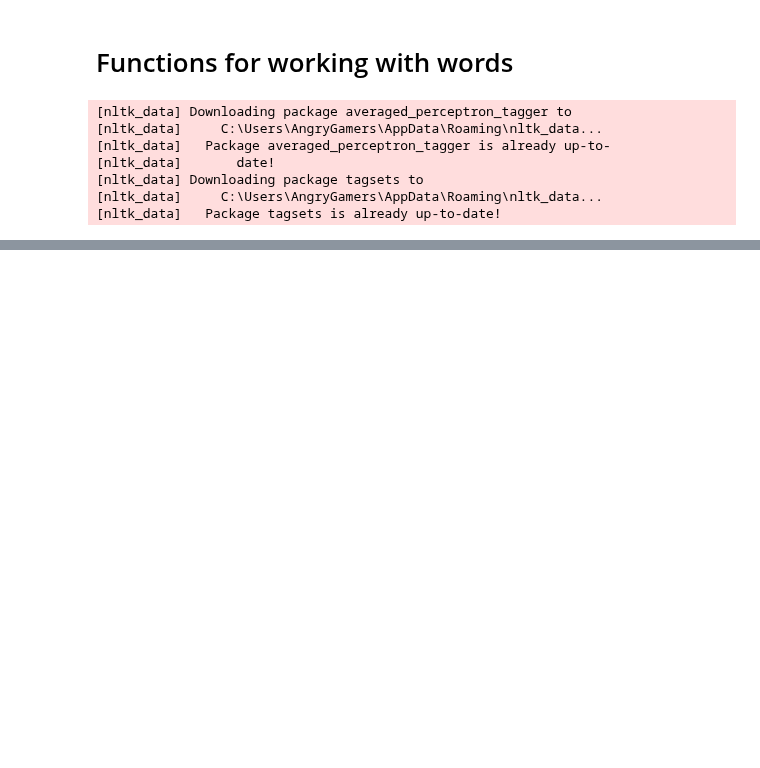
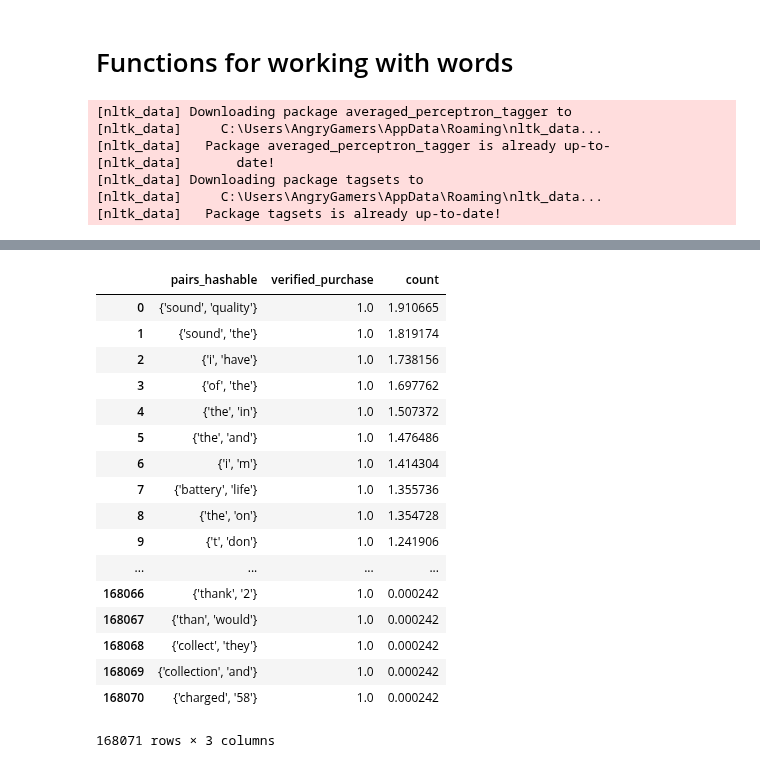
Before and after one commit to datascientistlin/AmazonReviewAnalysis, a Jupyter notebook: Amazon_review_word_exploration.ipynb, the cells around one changed output, grey strips where cells are left out. Saved outputs shown, nothing was run; the diff lists cells and outputs as text; code cells hidden in the pictures; blank space fills up the shorter version.

Commit message:
improved word pairs...added counts...started investigating pair list counts

```diff
--- a/Amazon_review_word_exploration.ipynb
+++ b/Amazon_review_word_exploration.ipynb
@@ -395,0 +495,23 @@ data.pairs.value_counts().reset_index()
+# %%
+mostPopularWordPairs = data.groupby(['pairs_hashable','verified_purchase']).sum().reset_index()
+mostPopularWordPairsPurchased = mostPopularWordPairs.where(mostPopularWordPairs['verified_purchase'] == 1).dropna()
+mostPopularWordPairsPurchased.sort_values(by=['count'],ascending =False).reset_index().drop(columns=['index'])
+# %% [output]
+|  | pairs_hashable | verified_purchase | count |
+| 0 | {'sound', 'quality'} | 1.0 | 1.910665 |
+| 1 | {'sound', 'the'} | 1.0 | 1.819174 |
+| 2 | {'i', 'have'} | 1.0 | 1.738156 |
+| 3 | {'of', 'the'} | 1.0 | 1.697762 |
+| 4 | {'the', 'in'} | 1.0 | 1.507372 |
+| 5 | {'the', 'and'} | 1.0 | 1.476486 |
+| 6 | {'i', 'm'} | 1.0 | 1.414304 |
+| 7 | {'battery', 'life'} | 1.0 | 1.355736 |
+| 8 | {'the', 'on'} | 1.0 | 1.354728 |
+| 9 | {'t', 'don'} | 1.0 | 1.241906 |
+| ... | ... | ... | ... |
+| 168066 | {'thank', '2'} | 1.0 | 0.000242 |
+| 168067 | {'than', 'would'} | 1.0 | 0.000242 |
+| 168068 | {'collect', 'they'} | 1.0 | 0.000242 |
+| 168069 | {'collection', 'and'} | 1.0 | 0.000242 |
+| 168070 | {'charged', '58'} | 1.0 | 0.000242 |
+168071 rows × 3 columns
```
Also changed, not shown: parts of 13 cells of this notebook.
